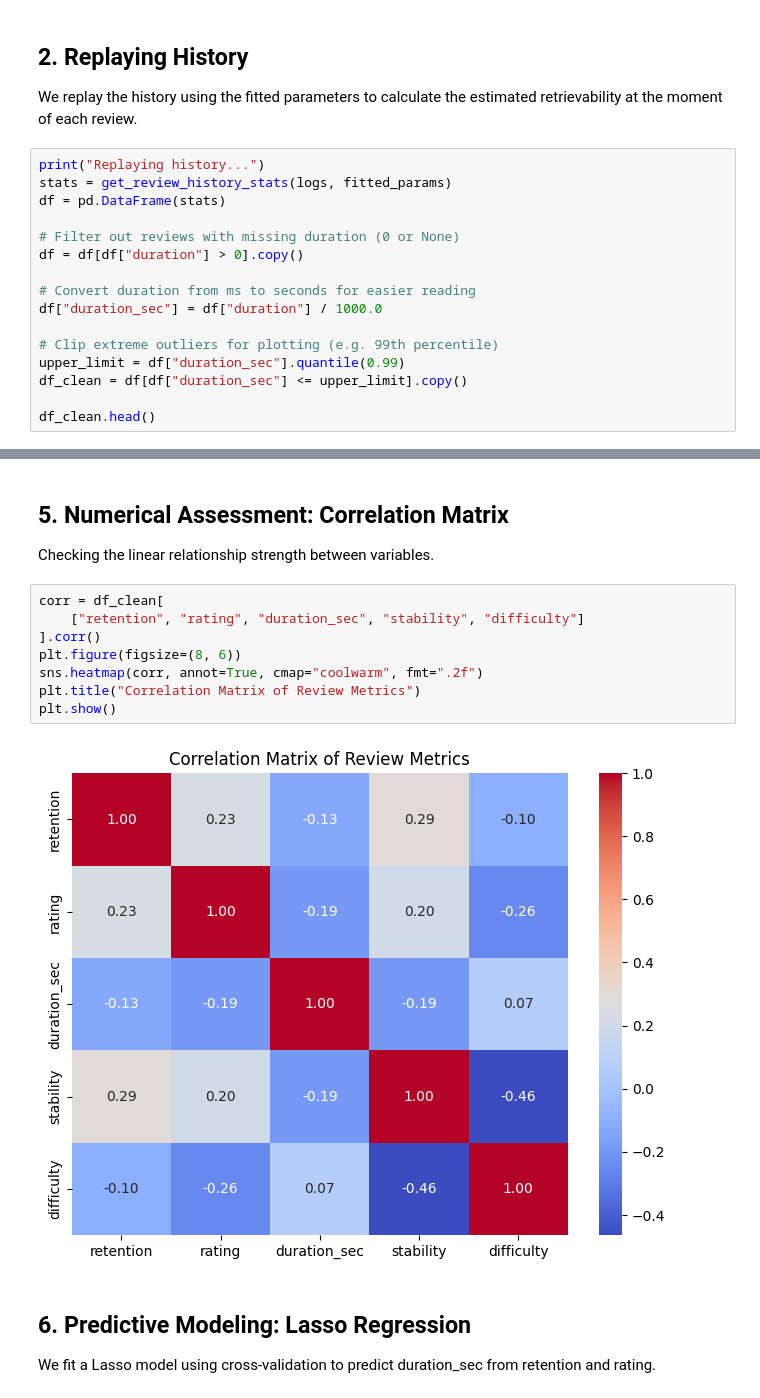
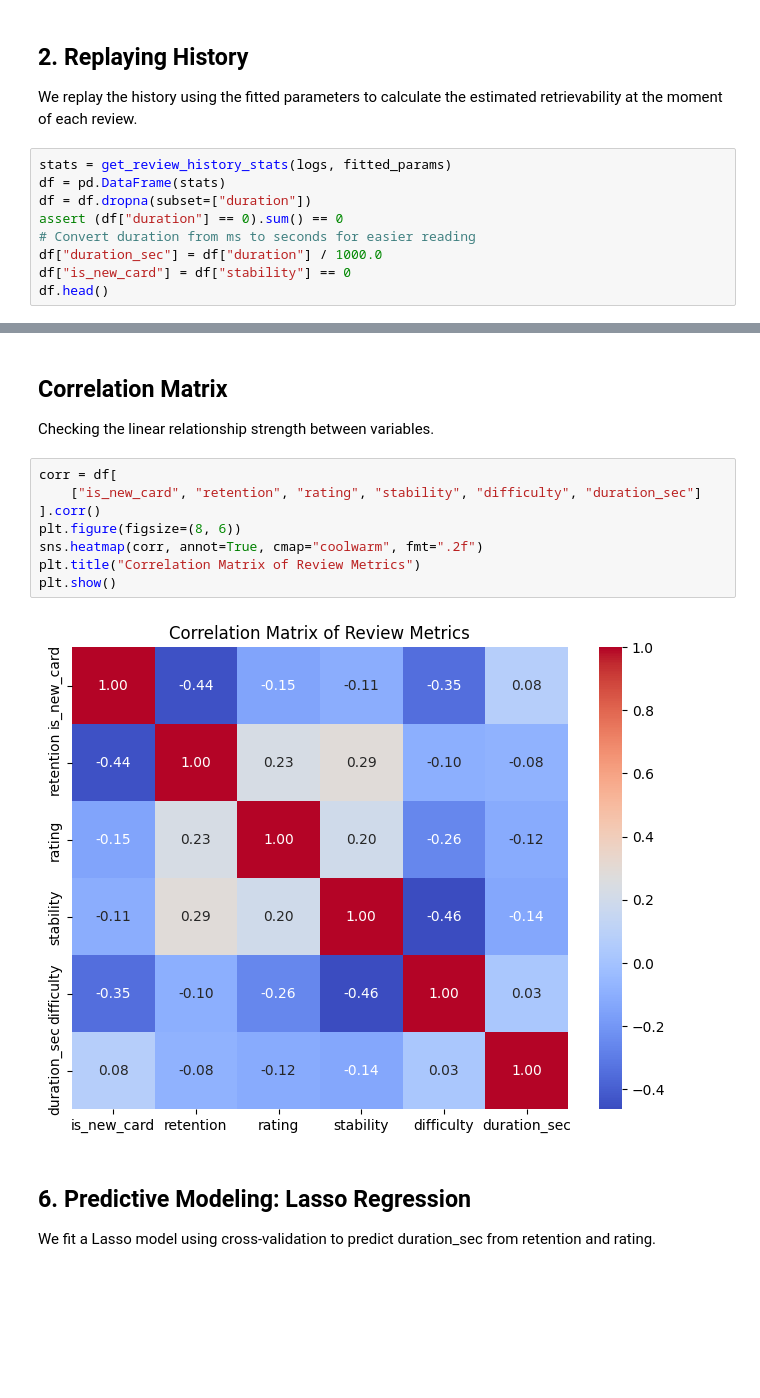
Before and after one commit to a913cb82/fsrs-experiments, a Jupyter notebook: notebooks/Review_Time_Analysis.ipynb, the cells around one changed output, grey strips where cells are left out. Drawn from its saved outputs; the diff is of its cells as text; blank space fills up the shorter version.

Commit message:
Update review time analysis notebook

```diff
--- a/notebooks/Review_Time_Analysis.ipynb
+++ b/notebooks/Review_Time_Analysis.ipynb
@@ -47,19 +47,12 @@ Fitted params: (0.0027563616167753935, 1.5865014791488647, 15.527191162109375, 1
 ## 2. Replaying History
 We replay the history using the fitted parameters to calculate the estimated retrievability at the moment of each review.
 # %%
-print("Replaying history...")
 stats = get_review_history_stats(logs, fitted_params)
 df = pd.DataFrame(stats)
-
-# Filter out reviews with missing duration (0 or None)
-df = df[df["duration"] > 0].copy()
-
+df = df.dropna(subset=["duration"])
+assert (df["duration"] == 0).sum() == 0
 # Convert duration from ms to seconds for easier reading
 df["duration_sec"] = df["duration"] / 1000.0
-
-# Clip extreme outliers for plotting (e.g. 99th percentile)
-upper_limit = df["duration_sec"].quantile(0.99)
-df_clean = df[df["duration_sec"] <= upper_limit].copy()
-
-df_clean.head()
+df["is_new_card"] = df["stability"] == 0
+df.head()
 # %% [output]
@@ -118,16 +65,16 @@ plt.show()
 # %% [markdown]
-## 5. Numerical Assessment: Correlation Matrix
+## Correlation Matrix
 Checking the linear relationship strength between variables.
 # %%
-corr = df_clean[
-    ["retention", "rating", "duration_sec", "stability", "difficulty"]
+corr = df[
+    ["is_new_card", "retention", "rating", "stability", "difficulty", "duration_sec"]
 ].corr()
 plt.figure(figsize=(8, 6))
 sns.heatmap(corr, annot=True, cmap="coolwarm", fmt=".2f")
 plt.title("Correlation Matrix of Review Metrics")
 plt.show()
 # %% [output]
-[figure, old version]
+[figure, new version]
 # %% [markdown]
 ## 6. Predictive Modeling: Lasso Regression
 We fit a Lasso model using cross-validation to predict duration_sec from retention and rating.
```
Also changed, not shown: parts of 13 cells of this notebook, 2 other files.
